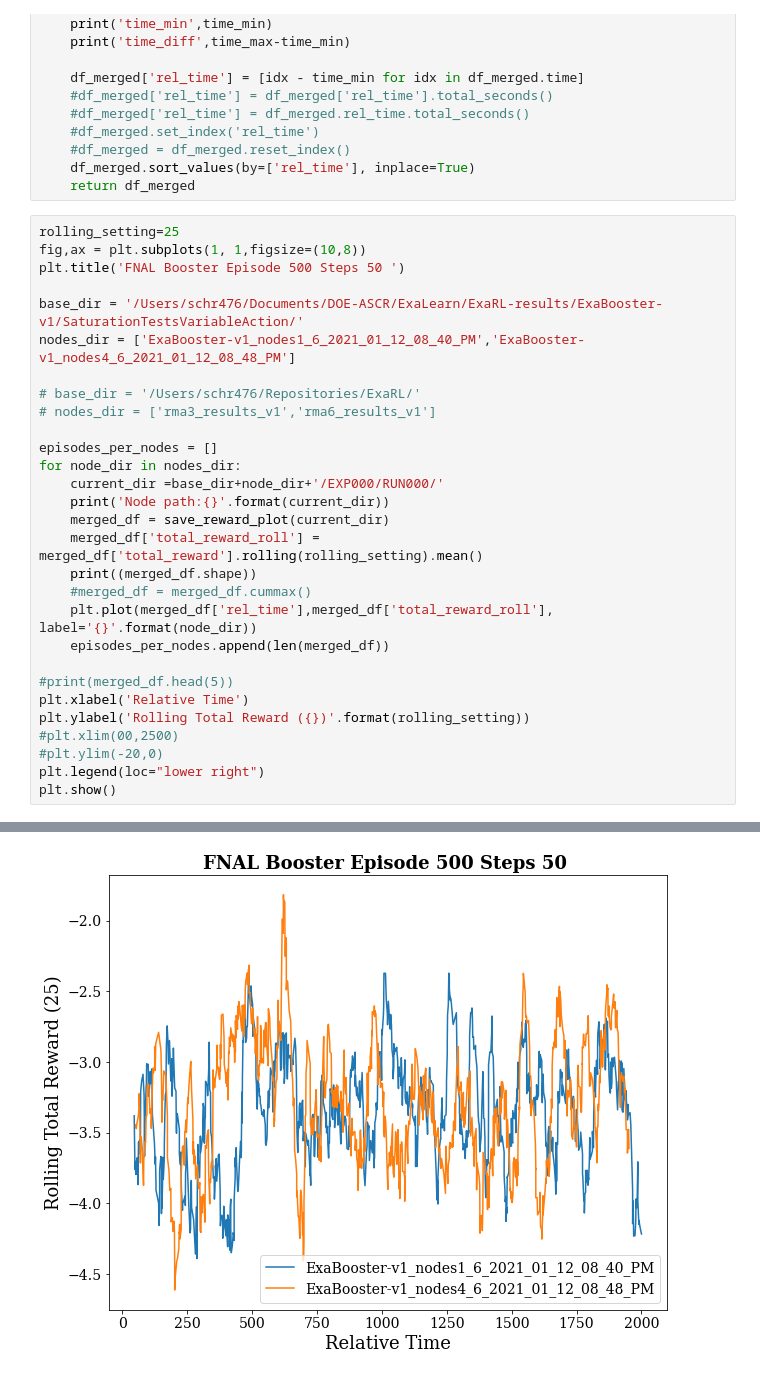
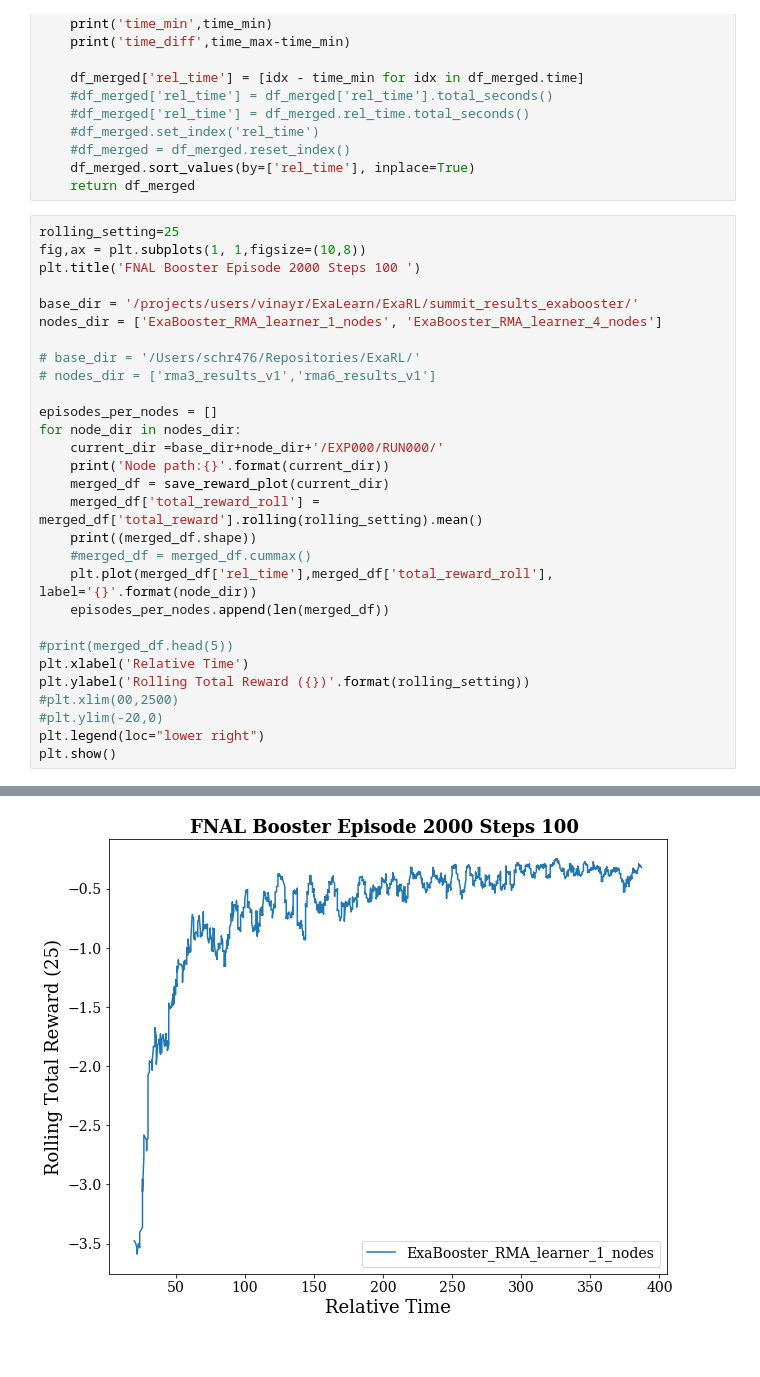
Before and after one commit to exalearn/EXARL, a Jupyter notebook: notebooks/RewardComparisonFNAL-Summit.ipynb, the cells around one changed output, grey strips where cells are left out. Saved outputs shown, nothing was run; the diff lists cells and outputs as text.

```diff
--- a/notebooks/RewardComparisonFNAL-Summit.ipynb
+++ b/notebooks/RewardComparisonFNAL-Summit.ipynb
@@ -59,10 +59,10 @@ def save_reward_plot(results_dir):
 # %%
 rolling_setting=25
 fig,ax = plt.subplots(1, 1,figsize=(10,8))
-plt.title('FNAL Booster Episode 500 Steps 50 ')
+plt.title('FNAL Booster Episode 2000 Steps 100 ')
 
-base_dir = '/Users/schr476/Documents/DOE-ASCR/ExaLearn/ExaRL-results/ExaBooster-v1/SaturationTestsVariableAction/'
-nodes_dir = ['ExaBooster-v1_nodes1_6_2021_01_12_08_40_PM','ExaBooster-v1_nodes4_6_2021_01_12_08_48_PM']
+base_dir = '/projects/users/vinayr/ExaLearn/ExaRL/summit_results_exabooster/'
+nodes_dir = ['ExaBooster_RMA_learner_1_nodes', 'ExaBooster_RMA_learner_4_nodes']
 
 # base_dir = '/Users/schr476/Repositories/ExaRL/'
 # nodes_dir = ['rma3_results_v1','rma6_results_v1']
@@ -97 +93 @@ time_diff 0 days 00:00:00.000001952
-[figure, old version]
+[figure, new version]
```
Also changed, not shown: parts of 1 cell of this notebook.
